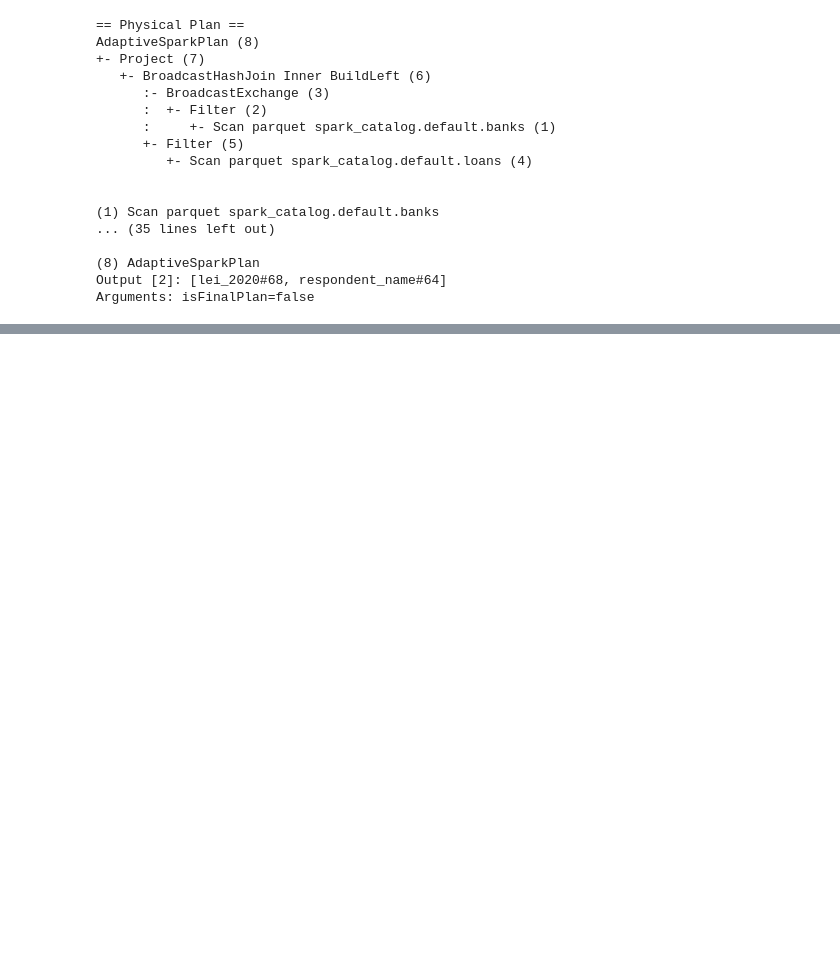
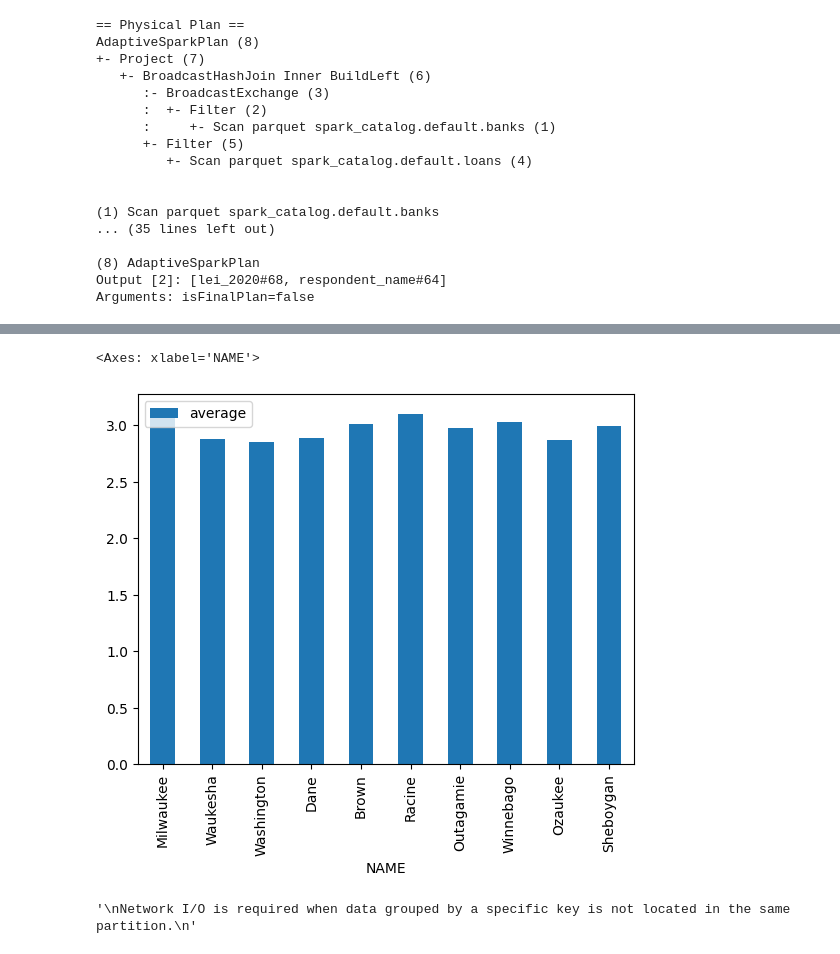
Before and after one commit to youngwoo98/cs544-big-data-systems, a Jupyter notebook: nb/p5.ipynb, the cells around one changed output, grey strips where cells are left out. Saved outputs shown, nothing was run; the diff lists cells and outputs as text; code cells hidden in the pictures; blank space fills up the shorter version.

```diff
--- a/nb/p5.ipynb
+++ b/nb/p5.ipynb
@@ -146,0 +181,19 @@ Arguments: isFinalPlan=false
+# %%
+#q7
+pandas_df = spark.sql("""
+            SELECT NAME, AVG(interest_rate) as average, COUNT(*) as count
+            FROM(
+                SELECT NAME, interest_rate
+                FROM banks
+                INNER JOIN loans ON banks.lei_2020=loans.lei
+                INNER JOIN counties ON loans.county_code = counties.STATE*1000 + counties.COUNTY
+                WHERE respondent_name = 'Wells Fargo Bank, National Association'
+            )
+            GROUP BY NAME
+            ORDER BY count DESC
+            LIMIT 10
+            """).toPandas()
+result = {}
+for i, row in pandas_df.iterrows():
+    result[row['NAME']] = row['average']
+result
@@ -146,0 +211,12 @@ Arguments: isFinalPlan=false
+# %%
+pandas_df.set_index("NAME").plot.bar(y="average")
+# %% [output]
+<Axes: xlabel='NAME'>
+[figure, added]
+# %%
+#q8
+"""
+Network I/O is required when data grouped by a specific key is not located in the same partition.
+"""
+# %% [output]
+'\nNetwork I/O is required when data grouped by a specific key is not located in the same partition.\n'
```
Also changed, not shown: parts of 18 cells of this notebook.
